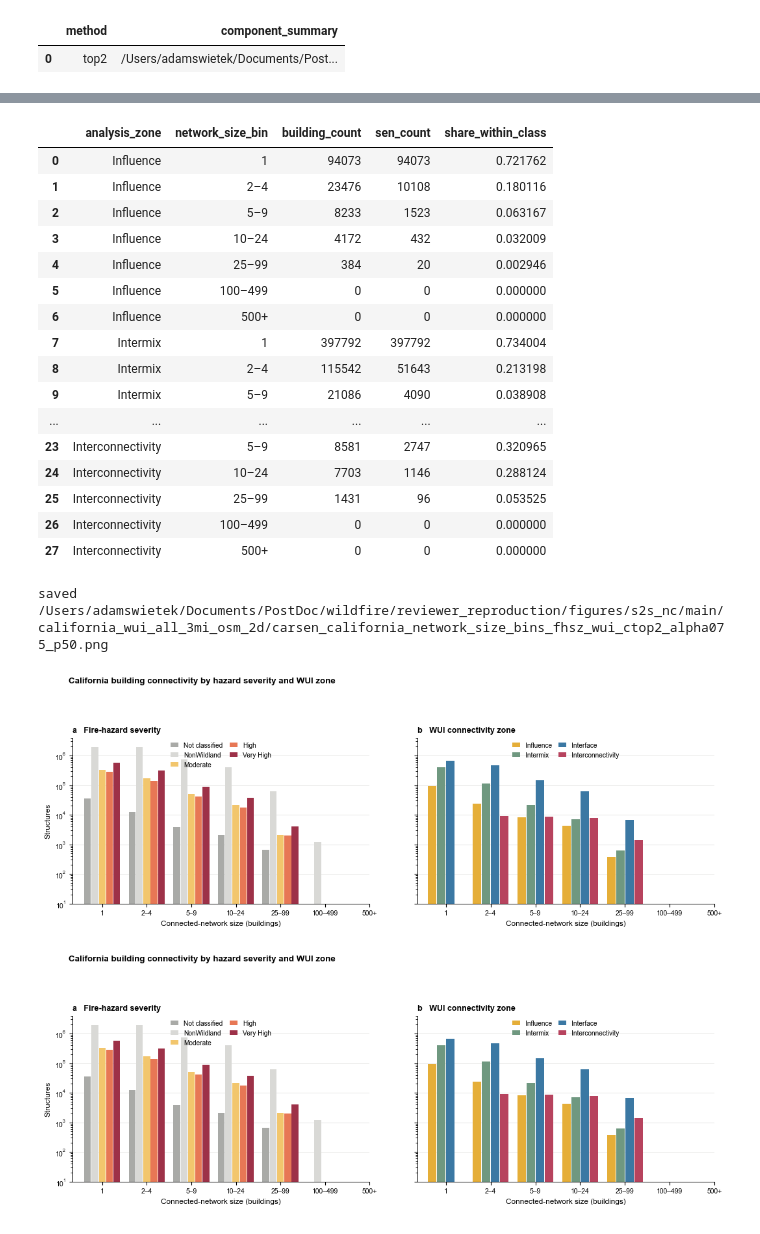
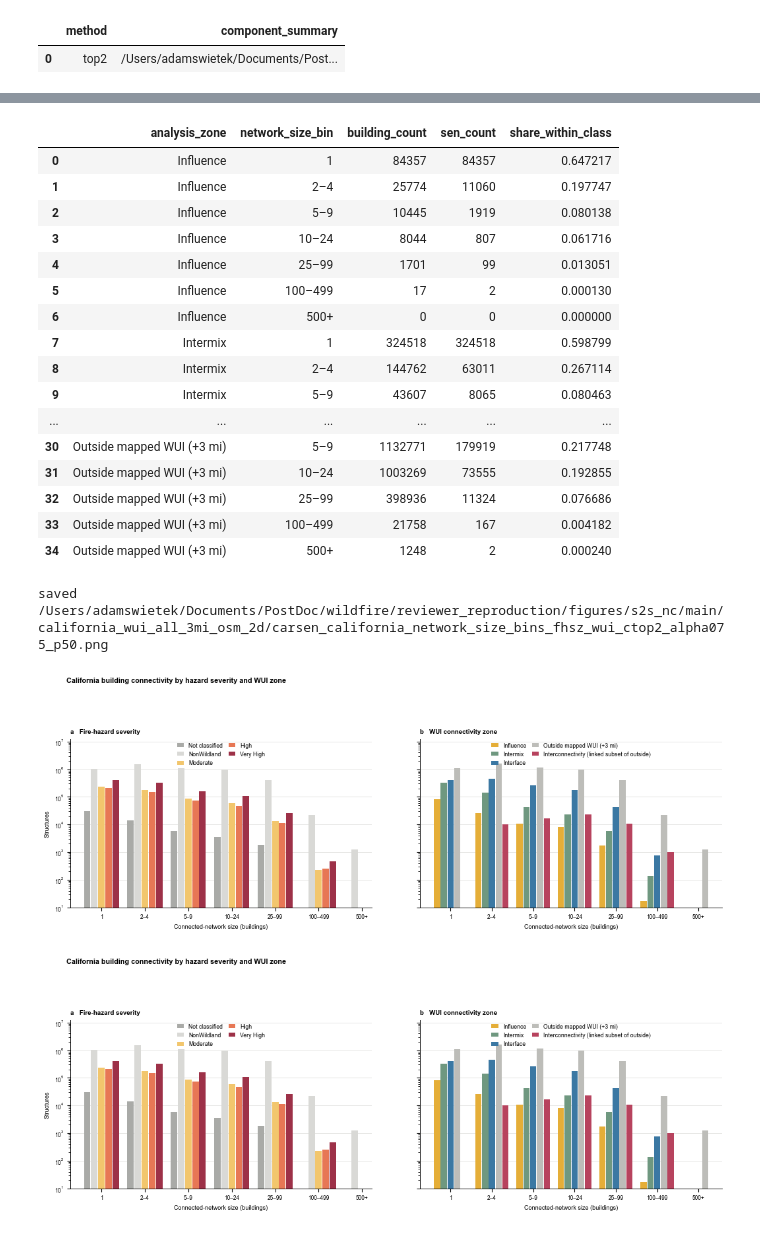
Before and after one commit to AdamSwietek/s2s_reviewer_reproduction, a Jupyter notebook: s2s_nc/notebooks/06_carsen.ipynb, the cells around one changed output, grey strips where cells are left out. Drawn from its saved outputs; the diff is of its cells as text; code cells hidden in the pictures.

```diff
--- a/s2s_nc/notebooks/06_carsen.ipynb
+++ b/s2s_nc/notebooks/06_carsen.ipynb
@@ -48,7 +48,7 @@ STATE_2D_RUN = Path(os.environ.get(
 COUNTY_3D_RUN = Path(os.environ.get(
     'OPENVIEW_3D_BVF_DIR',
     '/Users/adamswietek/Documents/PostDoc/openview/results/'
-    'lariac6_wui_all_2mi_bvf_3d_nf_cone85_nosolar',
+    'lariac6_wui_all_2mi_bvf_3d_nf_cone85_nosolar_pads3m',
 ))
 COUNTY_BUILDINGS = (
     PACKAGE_ROOT / 'data' / 'derived' / 'openview3d_lariac6_2mi'
@@ -96,9 +96,19 @@ CA_WUI_CLASSES = (
     / 'california_interface_intermix_influence_75m.parquet'
 )
 TOP2_EDGE_FLOOR_ALPHA = 0.75
+# Primary statewide network: the midpoint-average threshold. The folder name
+# predates its promotion from robustness check; 05_rsen reads the same folder.
 STATE_COMPONENTS_CTOP2_ALPHA075 = (
+    STATE_COMPONENTS / 'threshold_comparison'
+    / 'midpoint_average_robustness'
+)
+STATE_COMPONENTS_CTOP2_ALPHA075_DIRECT = (
     STATE_COMPONENTS / 'absolute_p50_ctop2_alpha075'
 )
+STATE_COMPONENTS_CTOP2_ALPHA075_LOCAL = (
+    STATE_COMPONENTS / 'threshold_comparison'
+    / 'local_threshold_region_equivalent'
+)
 SPATIAL_DIR = STATE_COMPONENTS_CTOP2_ALPHA075 / 'spatial'
 # %%
 extent_path, crosswalk_path, extent_summary = build_county_extent_crosswalk(
@@ -488,7 +602,7 @@ state_rivers.plot(ax=state_ax, color=WATER_COLOR, linewidth=.35, zorder=1)
 state_hex = state_ax.hexbin(
     clusters.x, clusters.y, C=clusters.component_size,
     reduce_C_function=np.max, gridsize=1_000, mincnt=1,
-    cmap='RdYlBu_r', norm=max_hex.norm, linewidths=0,
+    cmap='RdYlBu_r', norm=max_size_norm, linewidths=0,
     rasterized=True, zorder=2,
 )
 boundary.boundary.plot(
@@ -535,7 +649,7 @@ for panel_label, ax, (name, lon_lat_bounds) in zip(
         metro_x, metro_y,
         C=metro_clusters.component_size, reduce_C_function=np.max,
         gridsize=max(100, round((xmax - xmin) / 900)), mincnt=1,
-        extent=(xmin, xmax, ymin, ymax), cmap='RdYlBu_r', norm=max_hex.norm,
+        extent=(xmin, xmax, ymin, ymax), cmap='RdYlBu_r', norm=max_size_norm,
         linewidths=0, rasterized=True,
     )
     # for wui_name, color in METRO_WUI_COLORS.items():
@@ -1833,6 +1889,11 @@ network_bins = [1, 2, 5, 10, 25, 100, 500, np.inf]
 NETWORK_BIN_ORDER = [
     '1', '2–4', '5–9', '10–24', '25–99', '100–499', '500+',
 ]
+# Zone per structure: its mapped-WUI class, or Interconnectivity outside them.
+assignments['analysis_zone'] = assignments.wui_class.where(
+    assignments.wui_class.isin(ZONE_ORDER[:-1])
+)
+assignments.loc[is_interconnectivity, 'analysis_zone'] = 'Interconnectivity'
 network_classified = assignments.merge(
     building_severity, on='building_id', how='left', validate='one_to_one',
 )
@@ -1876,6 +1937,18 @@ zone_bin_counts = binned_counts(
     network_classified.dropna(subset=['analysis_zone']),
     'analysis_zone', ZONE_ORDER,
 )
+# Panel b also counts every structure outside the mapped WUI (within the 3-mi
+# buffer); Interconnectivity is the subset of those linked to the Interface.
+OUTSIDE_ZONE = 'Outside mapped WUI (+3 mi)'
+PANEL_B_ORDER = [*ZONE_ORDER[:-1], OUTSIDE_ZONE, ZONE_ORDER[-1]]
+zone_bin_counts = pd.concat([
+    zone_bin_counts,
+    binned_counts(
+        network_classified.loc[network_classified.wui_class.eq('Outside mapped WUI')]
+        .assign(analysis_zone=OUTSIDE_ZONE),
+        'analysis_zone', [OUTSIDE_ZONE],
+    ),
+], ignore_index=True)
 severity_bin_counts.to_csv(
     RESULTS / 'california_network_size_bins_by_fhsz_ctop2_alpha075_p50.csv',
     index=False,
@@ -1896,10 +1969,12 @@ ZONE_COLORS = {
     'Influence': '#E5AE38',
     'Intermix': '#6F9880',
     'Interface': '#3B78A3',
+    OUTSIDE_ZONE: '#BDBDB9',
     'Interconnectivity': '#B7435E',
 }
+ZONE_LABELS = {'Interconnectivity': 'Interconnectivity (linked subset of outside)'}
 
-def grouped_count_bars(ax, summary, class_column, class_order, colors):
+def grouped_count_bars(ax, summary, class_column, class_order, colors, labels=None):
     x = np.arange(len(NETWORK_BIN_ORDER))
     group_width = .82
     bar_width = group_width / len(class_order)
@@ -1912,7 +1987,7 @@ def grouped_count_bars(ax, summary, class_column, class_order, colors):
         ax.bar(
             positions, np.where(values > 0, values, np.nan),
             width=bar_width * .92, color=colors[category],
-            label=category, linewidth=0, rasterized=True,
+            label=(labels or {}).get(category, category), linewidth=0, rasterized=True,
         )
     ax.set_xticks(x, NETWORK_BIN_ORDER)
     ax.set_yscale('log')
@@ -1929,8 +2004,11 @@ grouped_count_bars(
 )
 grouped_count_bars(
     axes_h[1], zone_bin_counts, 'analysis_zone',
-    ZONE_ORDER, ZONE_COLORS,
+    PANEL_B_ORDER, ZONE_COLORS, labels=ZONE_LABELS,
 )
+# Headroom so the legends clear the tallest bars (the axes share y).
+axes_h[0].set_ylim(10, 8 * max(
+    severity_bin_counts.building_count.max(), zone_bin_counts.building_count.max()))
 axes_h[0].set_title('a   Fire-hazard severity', loc='left', fontweight='bold')
 axes_h[1].set_title('b   WUI connectivity zone', loc='left', fontweight='bold')
 axes_h[0].set_ylabel('Structures')
@@ -1976,24 +2054,24 @@ fig_h
 | 34 | Very High | 500+ | 0 | 0 | 0.000000 |
 |  | analysis_zone | network_size_bin | building_count | sen_count | share_within_class |
-| 0 | Influence | 1 | 94073 | 94073 | 0.721762 |
-| 1 | Influence | 2–4 | 23476 | 10108 | 0.180116 |
-| 2 | Influence | 5–9 | 8233 | 1523 | 0.063167 |
-| 3 | Influence | 10–24 | 4172 | 432 | 0.032009 |
-| 4 | Influence | 25–99 | 384 | 20 | 0.002946 |
-| 5 | Influence | 100–499 | 0 | 0 | 0.000000 |
+| 0 | Influence | 1 | 84357 | 84357 | 0.647217 |
+| 1 | Influence | 2–4 | 25774 | 11060 | 0.197747 |
+| 2 | Influence | 5–9 | 10445 | 1919 | 0.080138 |
+| 3 | Influence | 10–24 | 8044 | 807 | 0.061716 |
+| 4 | Influence | 25–99 | 1701 | 99 | 0.013051 |
+| 5 | Influence | 100–499 | 17 | 2 | 0.000130 |
 | 6 | Influence | 500+ | 0 | 0 | 0.000000 |
-| 7 | Intermix | 1 | 397792 | 397792 | 0.734004 |
-| 8 | Intermix | 2–4 | 115542 | 51643 | 0.213198 |
-| 9 | Intermix | 5–9 | 21086 | 4090 | 0.038908 |
+| 7 | Intermix | 1 | 324518 | 324518 | 0.598799 |
+| 8 | Intermix | 2–4 | 144762 | 63011 | 0.267114 |
+| 9 | Intermix | 5–9 | 43607 | 8065 | 0.080463 |
 | ... | ... | ... | ... | ... | ... |
-| 23 | Interconnectivity | 5–9 | 8581 | 2747 | 0.320965 |
-| 24 | Interconnectivity | 10–24 | 7703 | 1146 | 0.288124 |
-| 25 | Interconnectivity | 25–99 | 1431 | 96 | 0.053525 |
-| 26 | Interconnectivity | 100–499 | 0 | 0 | 0.000000 |
-| 27 | Interconnectivity | 500+ | 0 | 0 | 0.000000 |
+| 30 | Outside mapped WUI (+3 mi) | 5–9 | 1132771 | 179919 | 0.217748 |
+| 31 | Outside mapped WUI (+3 mi) | 10–24 | 1003269 | 73555 | 0.192855 |
+| 32 | Outside mapped WUI (+3 mi) | 25–99 | 398936 | 11324 | 0.076686 |
+| 33 | Outside mapped WUI (+3 mi) | 100–499 | 21758 | 167 | 0.004182 |
+| 34 | Outside mapped WUI (+3 mi) | 500+ | 1248 | 2 | 0.000240 |
 saved /Users/adamswietek/Documents/PostDoc/wildfire/reviewer_reproduction/figures/s2s_nc/main/california_wui_all_3mi_osm_2d/carsen_california_network_size_bins_fhsz_wui_ctop2_alpha075_p50.png
-[figure, old version]
+[figure, new version]
-[figure, old version]
+[figure, new version]
 # %%
 # High/Very High FHSZ structures in larger-than-average SENs, by macroregion.
 # These transparent latitude bands are descriptive, not administrative regions:
```
Also changed, not shown: parts of 36 cells of this notebook, 6 other files.
